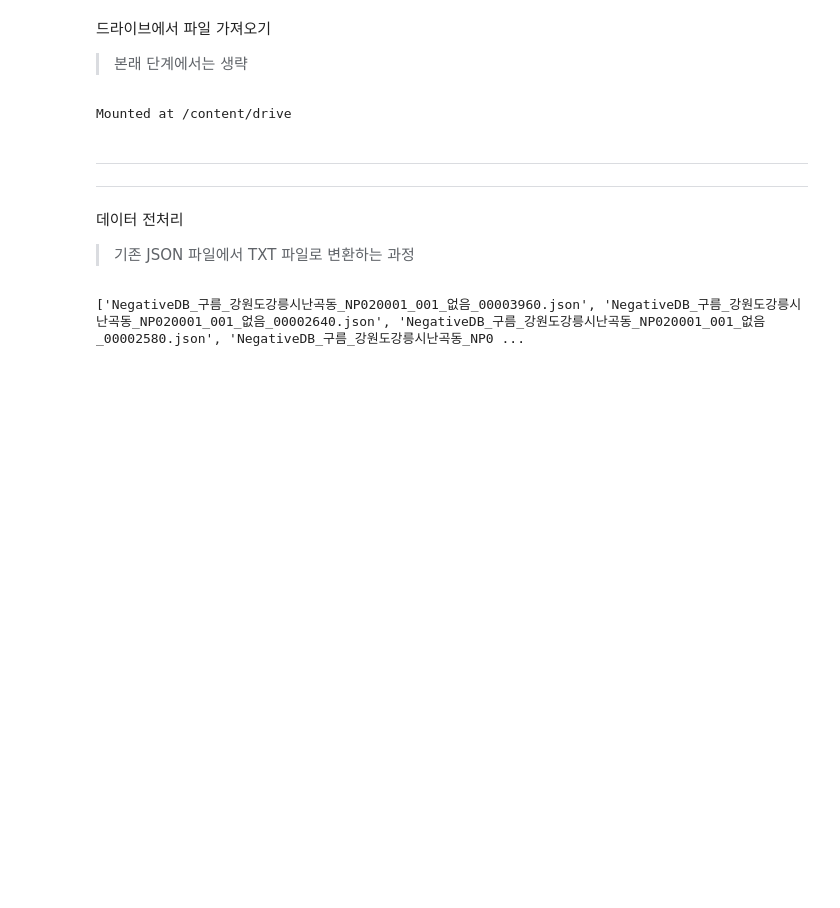
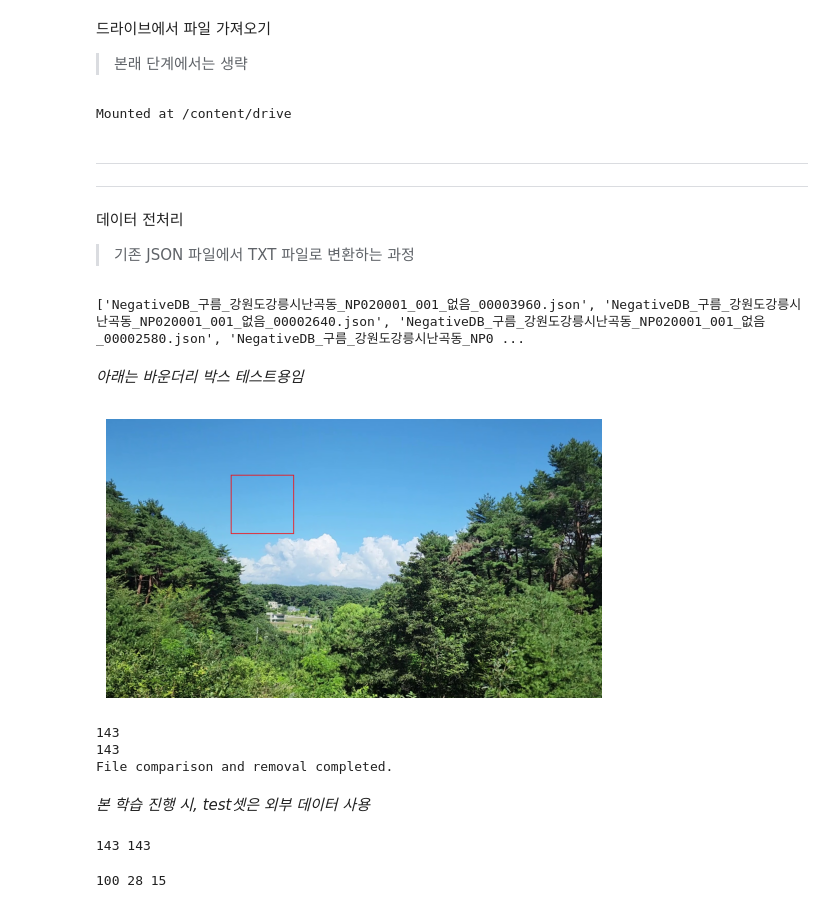
Before and after one commit to crosskoo/ProjectTeam_5-w-SPHERE_AX-, a Jupyter notebook: AI /Sample/sample_test.ipynb, the cells around one changed output. Cells and saved outputs as stored; diff of their text form; code cells hidden in the pictures; blank space fills up the shorter version.

```diff
--- a/AI /Sample/sample_test.ipynb
+++ b/AI /Sample/sample_test.ipynb
@@ -87,3 +87,68 @@ for j, json_file in enumerate(json_file_lists):
       new_file.write(new_data)
 
   new_file.close()
+# %% [markdown]
+*아래는 바운더리 박스 테스트용임*
+# %%
+from PIL import Image, ImageDraw
+import matplotlib.pyplot as plt
+
+def draw_bounding_box(image_path, x1, y1, x2, y2, color="red"):
+    # 이미지 로드
+    image = Image.open(image_path)
+
+
+    # 그리기 객체 생성
+    draw = ImageDraw.Draw(image)
+
+    # 바운딩 박스 그리기
+    draw.rectangle([x1, y1, x2, y2], outline=color, width=3)
+
+    # 이미지 출력
+    plt.imshow(image)
+    plt.axis("off")  # 축 없애기
+    plt.show()
+
+# 사용 예시
+#draw_bounding_box("test_image.jpg", 37, 29, 1322, 443)
+draw_bounding_box("test_image.jpg", 483, 216, 727, 444)
+# %% [output]
+[figure, added]
+# %%
+# jpg 파일과 txt 파일 목록 가져오기
+jpg_files = [f for f in os.listdir('/content/images/') if f.lower().endswith(".jpg")]
+txt_files = [f for f in os.listdir('/content/labels/') if f.lower().endswith(".txt")]
+print(len(jpg_files))
+print(len(txt_files))
+
+# 파일 이름 비교 및 동일하지 않은 파일 삭제
+for txt_file in txt_files:
+    jpg_file = txt_file.replace(".txt", ".jpg")
+    if jpg_file not in jpg_files:
+        os.remove(os.path.join('/content/labels/', txt_file))
+        print(f"Deleted {jpg_file}")
+
+print("File comparison and removal completed.")
+# %% [output]
+143
+143
+File comparison and removal completed.
+# %% [markdown]
+*본 학습 진행 시, test셋은 외부 데이터 사용*
+# %%
+from glob import glob
+
+img_list = glob('/content/images/*.jpg')
+label_list = glob('/content/labels/*.txt')
+print(len(img_list),len(label_list))
+# %% [output]
+143 143
+# %%
+from sklearn.model_selection import train_test_split
+
+train_img_list, val_img_list = train_test_split(img_list, test_size=0.3, random_state=2000)
+val_img_list, test_img_list = train_test_split(val_img_list, test_size=0.33, random_state=2000)
+
+print(len(train_img_list), len(val_img_list), len(test_img_list))
+# %% [output]
+100 28 15
```
Also changed, not shown: parts of 2 cells of this notebook.
